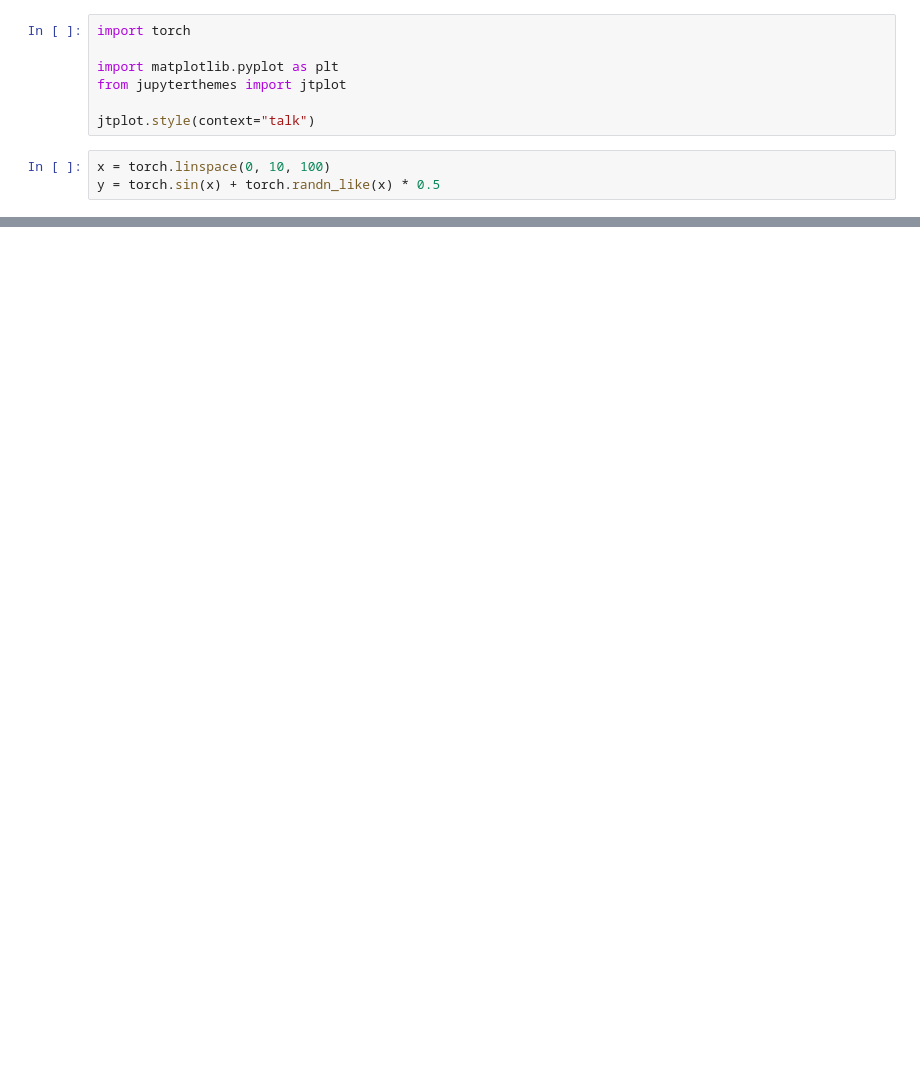
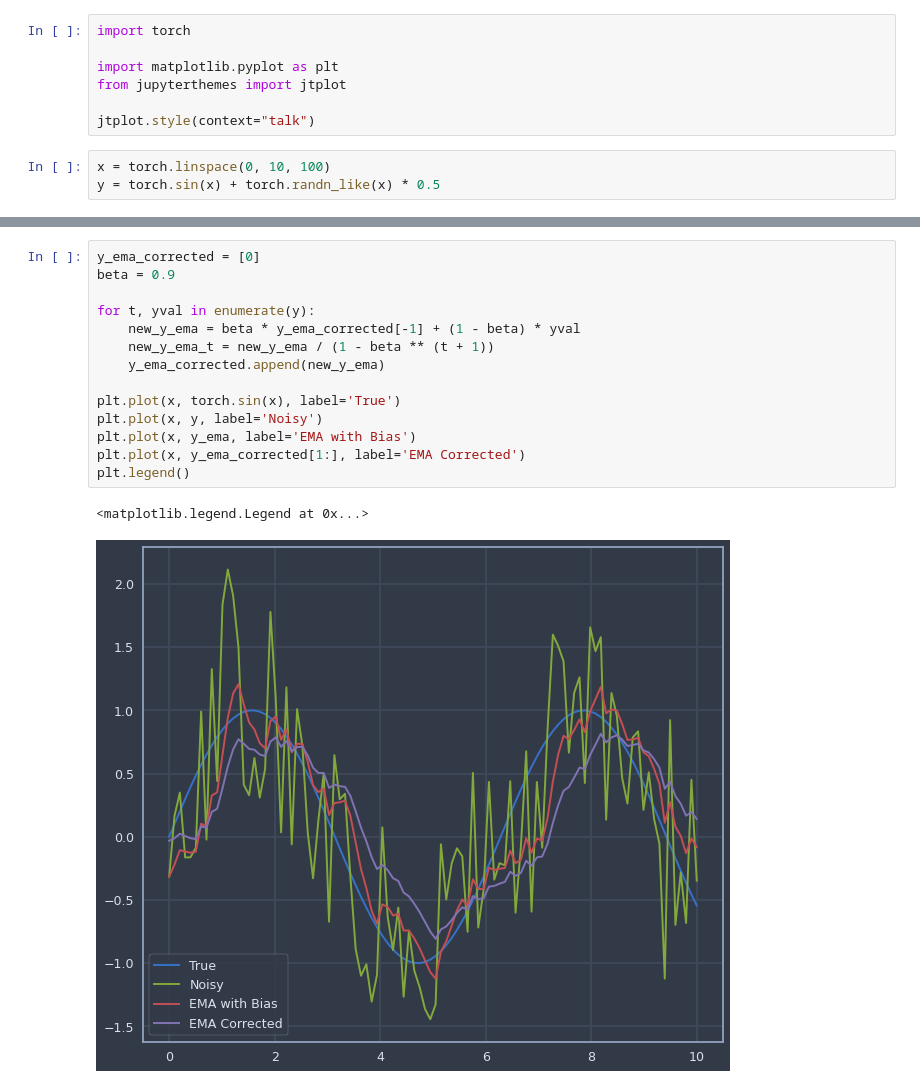
Before and after one commit to anthonyjclark/cs152fa21, a Jupyter notebook: lectures/l17-exponential-moving-average.ipynb, the cells around one changed output, grey strips where cells are left out. Drawn from its saved outputs; the diff is of its cells as text; blank space fills up the shorter version.

```diff
--- a/lectures/l17-exponential-moving-average.ipynb
+++ b/lectures/l17-exponential-moving-average.ipynb
@@ -29,0 +30,17 @@ plt.plot(x, y_ema)
+# %%
+y_ema_corrected = [0]
+beta = 0.9
+
+for t, yval in enumerate(y):
+    new_y_ema = beta * y_ema_corrected[-1] + (1 - beta) * yval
+    new_y_ema_t = new_y_ema / (1 - beta ** (t + 1))
+    y_ema_corrected.append(new_y_ema)
+
+plt.plot(x, torch.sin(x), label='True')
+plt.plot(x, y, label='Noisy')
+plt.plot(x, y_ema, label='EMA with Bias')
+plt.plot(x, y_ema_corrected[1:], label='EMA Corrected')
+plt.legend()
+# %% [output]
+<matplotlib.legend.Legend at 0x...>
+[figure, added]
```
Also changed, not shown: parts of 2 cells of this notebook, 7 other files.
